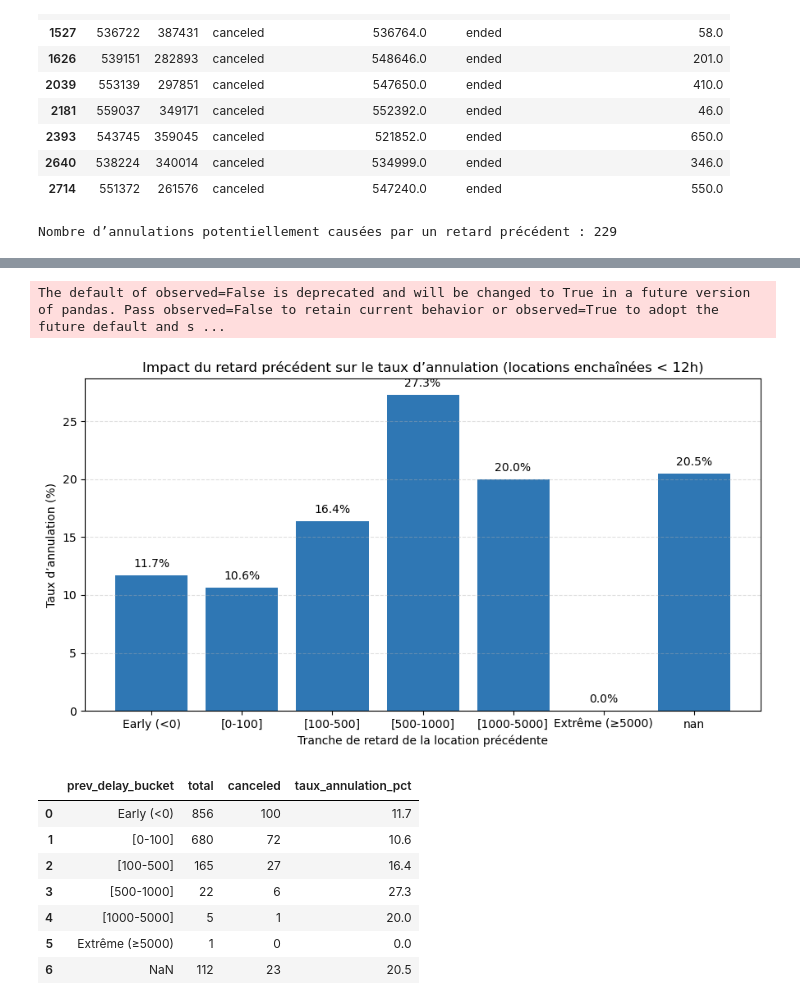
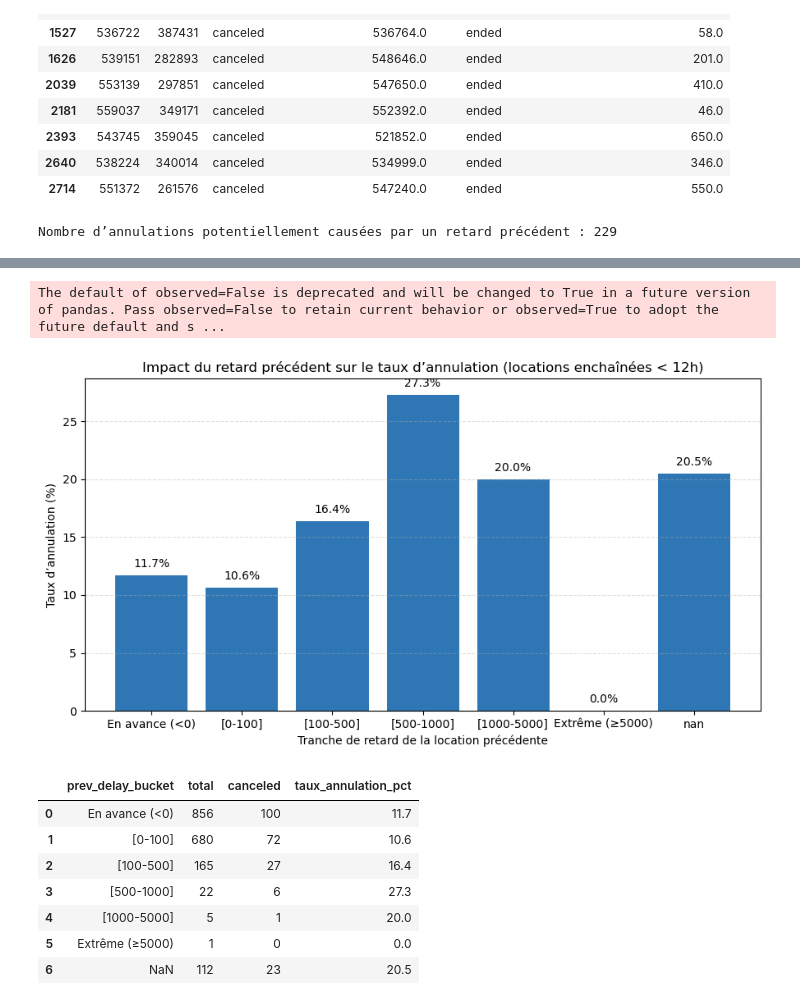
Before and after one commit to flo2706/getaround-ml-deployment-dashboard, a Jupyter notebook: eda/delay_analysis.ipynb, the cells around one changed output, grey strips where cells are left out. Cells and saved outputs as stored; diff of their text form; code cells hidden in the pictures.

```diff
--- a/eda/delay_analysis.ipynb
+++ b/eda/delay_analysis.ipynb
@@ -1538,8 +1473,7 @@ Nombre d’annulations potentiellement causées par un retard précédent : 106
 | 2640 | 538224 | 340014 | canceled | 534999.0 | ended | 346.0 |
 | 2714 | 551372 | 261576 | canceled | 547240.0 | ended | 550.0 |
 # %%
-# Bring previous rental information (state & delay) next to the current rental
-# Only keep the columns we need from the previous rental
+# Bring previous rental info (state & delay) next to the current rental
 prev_cols = ["rental_id", "car_id", "state", "delay_at_checkout_in_minutes"]
 prev = df[prev_cols].rename(
     columns={
@@ -1550,7 +1484,7 @@ prev = df[prev_cols].rename(
     }
 )
 
-# Left-join: current rentals with information from the previous rental
+# Join current rentals with their previous rental (when available)
 merged = df.merge(
     prev,
     left_on="previous_ended_rental_id",
@@ -1559,11 +1493,7 @@ merged = df.merge(
     validate="m:1",
 )
 
-# Keep only valid chained rentals:
-# - previous_ended_rental_id is defined
-# - same car (safety check)
-# - previous state is 'ended'
-# - gap with previous rental is present (< 12h by dataset definition)
+# Keep only valid chained rentals (same car, previous ended, time gap available)
 valid = merged[
     merged["previous_ended_rental_id"].notna()
     & (merged["car_id"] == merged["car_id_prev"])
@@ -1571,8 +1501,7 @@ valid = merged[
     & (merged["time_delta_with_previous_rental_in_minutes"].notna())
 ].copy()
 
-# Potential cancellations caused by a previous delay
-# (= current rental state is 'canceled')
+# Potential cancellations in chained rentals
 potential_cancels = valid[valid["state"] == "canceled"].copy()
 
 print(
@@ -1593,10 +1522,10 @@ display(
     ].head(10)
 )
 
-# Define delay buckets for the previous rental's delay (only chained rentals considered)
+# Bucket previous rental delays (chained rentals only)
 bins = [-np.inf, 0, 100, 500, 1000, 5000, np.inf]
 labels = [
-    "Early (<0)",
+    "En avance (<0)",
     "[0-100]",
     "[100-500]",
     "[500-1000]",
@@ -1605,7 +1534,7 @@ labels = [
 ]
 valid["prev_delay_bucket"] = pd.cut(valid["delay_prev"], bins=bins, labels=labels)
 
-# Aggregate: for each delay bucket, compute cancellation rate
+# Cancellation rate by previous delay bucket
 agg = (
     valid.groupby("prev_delay_bucket", dropna=False)
     .agg(
@@ -1622,37 +1551,36 @@ plt.bar(
     agg["prev_delay_bucket"].astype(str), agg["taux_annulation_pct"], color="#2f77b4"
 )
 for i, v in enumerate(agg["taux_annulation_pct"]):
     plt.text(i, v + 0.5, f"{v:.1f}%", ha="center", va="bottom", fontsize=10)
 
 plt.title(
     "Impact du retard précédent sur le taux d’annulation (locations enchaînées < 12h)",
     loc="center",
 )
 plt.xlabel("Tranche de retard de la location précédente")
 plt.ylabel("Taux d’annulation (%)")
 plt.grid(axis="y", linestyle="--", alpha=0.4)
 plt.tight_layout()
 plt.show()
 
-# Small numeric summary table
 display(agg)
 # %% [output]
 Nombre d’annulations potentiellement causées par un retard précédent : 229
 |  | rental_id | car_id | state | previous_ended_rental_id | state_prev | delay_prev | time_delta_with_previous_rental_i... |
 | 204 | 543768 | 374169 | canceled | 543010.0 | ended | 42.0 | 210.0 |
 | 242 | 546160 | 352528 | canceled | 546578.0 | ended | -536.0 | 630.0 |
 | 504 | 564627 | 341431 | canceled | 552005.0 | ended | -88.0 | 150.0 |
 | 637 | 568657 | 317378 | canceled | 566412.0 | ended | -129.0 | 210.0 |
 | 669 | 516550 | 377700 | canceled | 545076.0 | ended | -35.0 | 720.0 |
 | 1002 | 528088 | 383110 | canceled | 546057.0 | ended | -86.0 | 150.0 |
 | 1106 | 538906 | 334190 | canceled | 556215.0 | ended | 77.0 | 630.0 |
 | 1157 | 542320 | 377924 | canceled | 541053.0 | ended | -126.0 | 120.0 |
 | 1326 | 539915 | 314455 | canceled | 533006.0 | ended | NaN | 180.0 |
 | 1491 | 533570 | 271621 | canceled | 561375.0 | ended | 25.0 | 120.0 |
 The default of observed=False is deprecated and will be changed to True in a future version of pandas. Pass observed=False to retain current behavior or observed=True to adopt the future default and s ...
-[figure, old version]
+[figure, new version]
 |  | prev_delay_bucket | total | canceled | taux_annulation_pct |
-| 0 | Early (<0) | 856 | 100 | 11.7 |
+| 0 | En avance (<0) | 856 | 100 | 11.7 |
 | 1 | [0-100] | 680 | 72 | 10.6 |
 | 2 | [100-500] | 165 | 27 | 16.4 |
 | 3 | [500-1000] | 22 | 6 | 27.3 |
```
Also changed, not shown: parts of 45 cells of this notebook, 12 other files.
